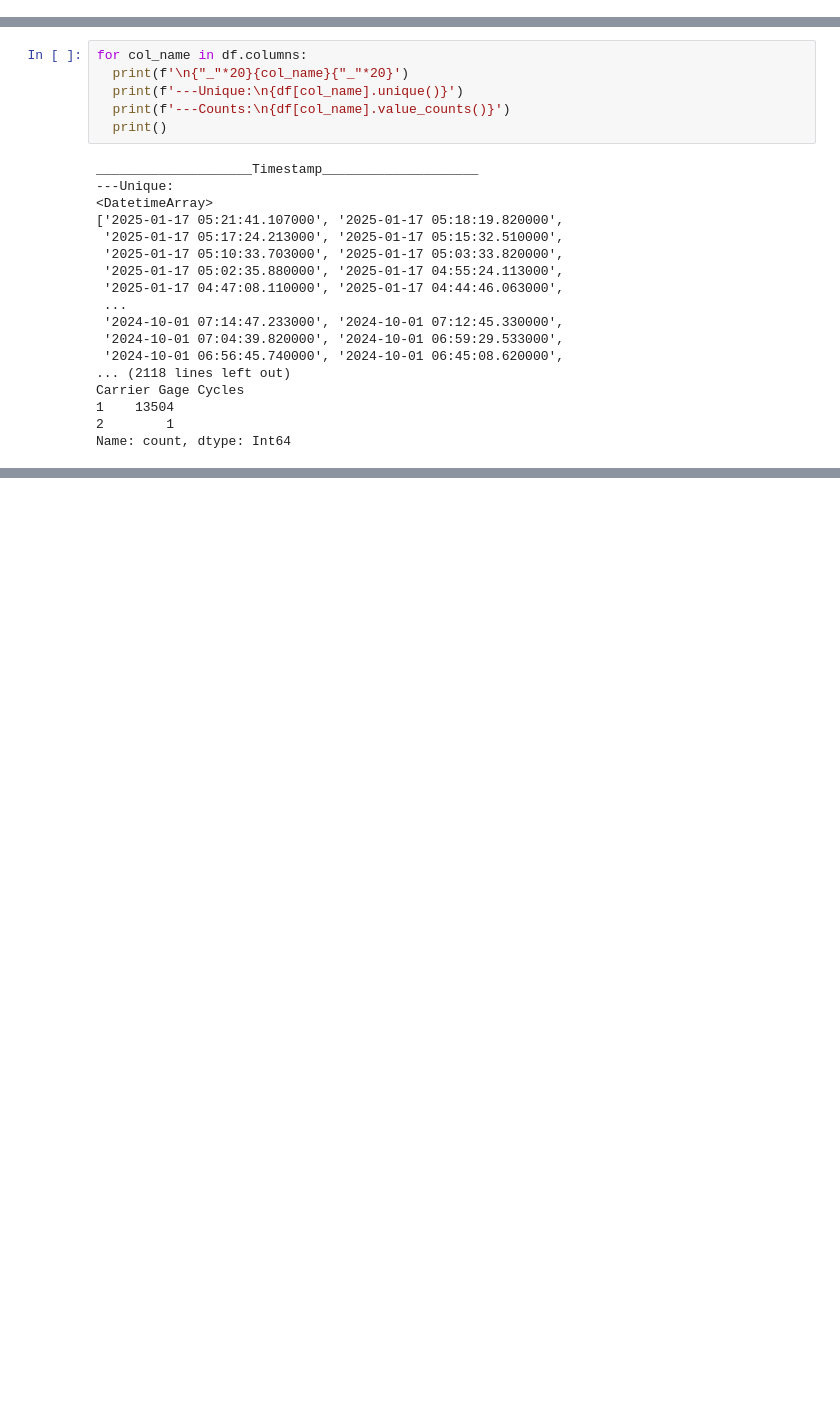
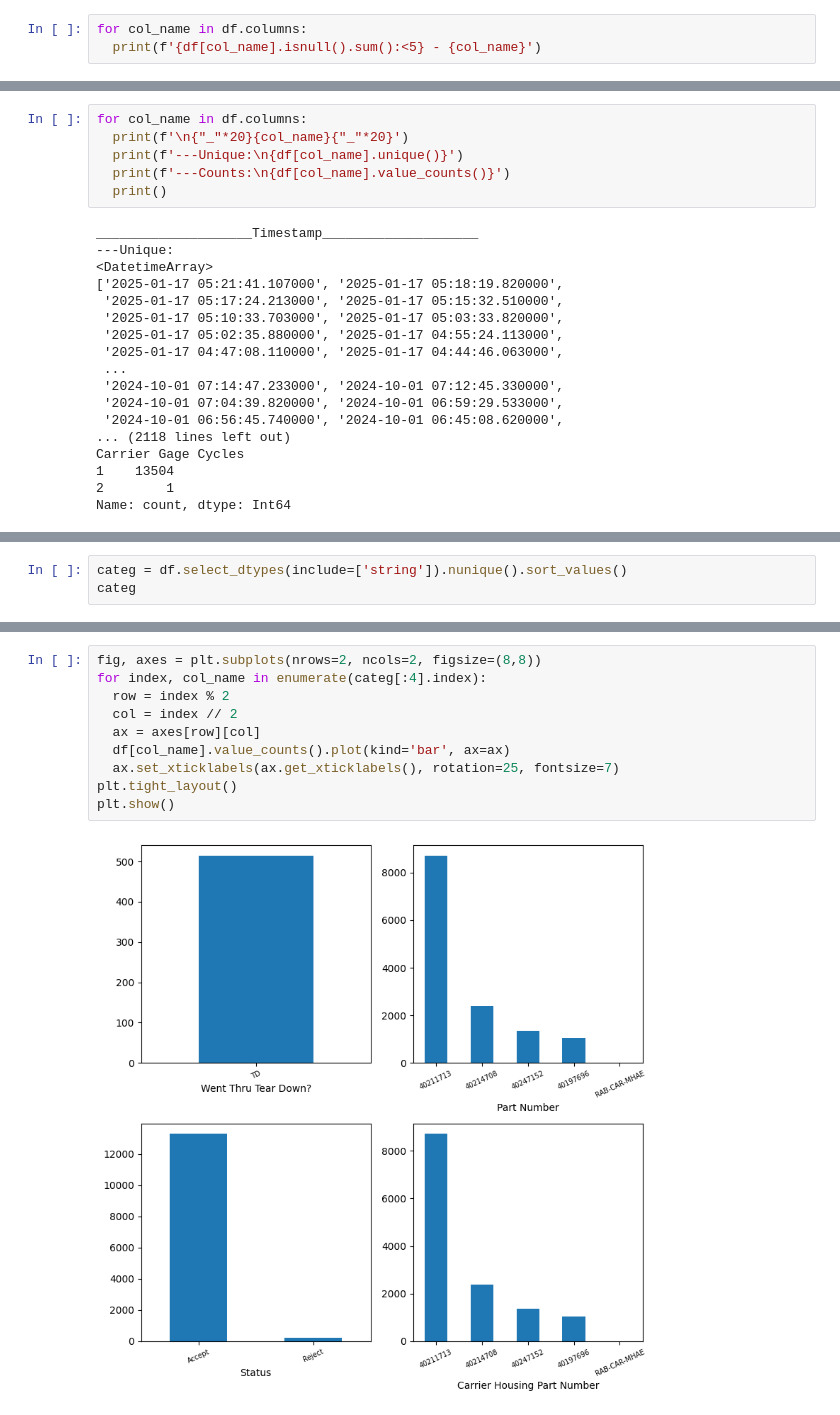
Before and after one commit to pancurster/automotive-projekt-grupa3, a Jupyter notebook: notebooks/analysis_data_CW03carrier.ipynb, the cells around one changed output, grey strips where cells are left out. Cells and saved outputs as stored; diff of their text form; blank space fills up the shorter version.

```diff
--- a/notebooks/analysis_data_CW03carrier.ipynb
+++ b/notebooks/analysis_data_CW03carrier.ipynb
@@ -107,0 +94,3 @@ Więcej niż 0 braków: Index(['Pallet to Pallet CycleTime (Sec)', 'Image', 'Wen
+# %%
+for col_name in df.columns:
+  print(f'{df[col_name].isnull().sum():<5} - {col_name}')
@@ -170,0 +182,3 @@ Name: count, dtype: Int64
+# %%
+categ = df.select_dtypes(include=['string']).nunique().sort_values()
+categ
@@ -170,0 +194,12 @@ Name: count, dtype: Int64
+# %%
+fig, axes = plt.subplots(nrows=2, ncols=2, figsize=(8,8))
+for index, col_name in enumerate(categ[:4].index):
+  row = index % 2
+  col = index // 2
+  ax = axes[row][col]
+  df[col_name].value_counts().plot(kind='bar', ax=ax)
+  ax.set_xticklabels(ax.get_xticklabels(), rotation=25, fontsize=7)
+plt.tight_layout()
+plt.show()
+# %% [output]
+[figure, added]
```
Also changed, not shown: parts of 20 cells of this notebook.
